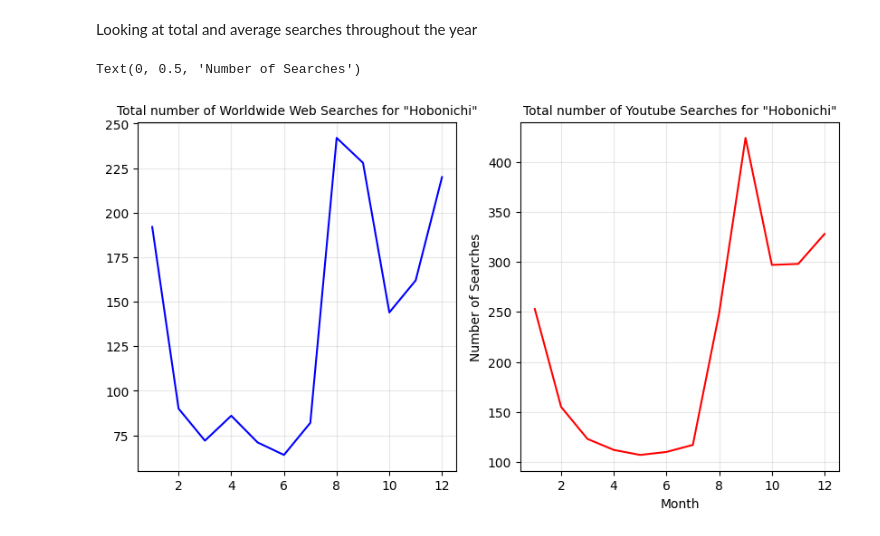
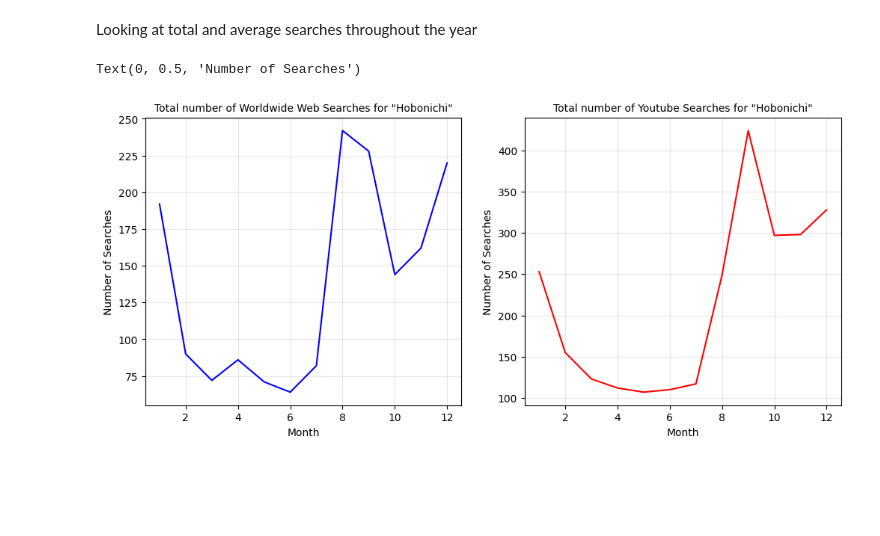
Before and after one commit to bdatye/HobonichiSearchTrends_August2021-August2026, a Jupyter notebook: HobonichiSearchTrends.ipynb, the cells around one changed output. Drawn from its saved outputs; the diff is of its cells as text; code cells hidden in the pictures; blank space fills up the shorter version.

Commit message:
added labels to graph

```diff
--- a/HobonichiSearchTrends.ipynb
+++ b/HobonichiSearchTrends.ipynb
@@ -122,25 +122,27 @@ Looking at total and average searches throughout the year
 # %%
 df = HobonichiSearch_df.drop(columns=['Time','Year'])
 df = df.groupby('Month').sum().reset_index()
 
 #display(df)
 
 '''df.plot(x='Month', y='Worldwide_Web_Search')
 plt.xlabel('Month')
 plt.ylabel('Total number of searches')
 plt.title('Total web searches per ')'''
 
-fig, ax = plt.subplots(1, 2, figsize=(10, 5))
+fig, ax = plt.subplots(1, 2, figsize=(12, 5))
 
 ax[0].plot(df['Month'], df['Worldwide_Web_Search'], color='blue',)
 ax[0].set_title('Total number of Worldwide Web Searches for "Hobonichi"', fontsize=10)
 ax[0].grid(alpha = 0.3)
+ax[0].set_xlabel('Month')
+ax[0].set_ylabel('Number of Searches')
 
 ax[1].plot(df['Month'], df['Worldwide_YT_Search'], color='red')
 ax[1].set_title('Total number of Youtube Searches for "Hobonichi"', fontsize=10)
 ax[1].grid(alpha = 0.3)
 ax[1].set_xlabel('Month')
 ax[1].set_ylabel('Number of Searches')
 # %% [output]
 Text(0, 0.5, 'Number of Searches')
-[figure, old version]
+[figure, new version]
```
